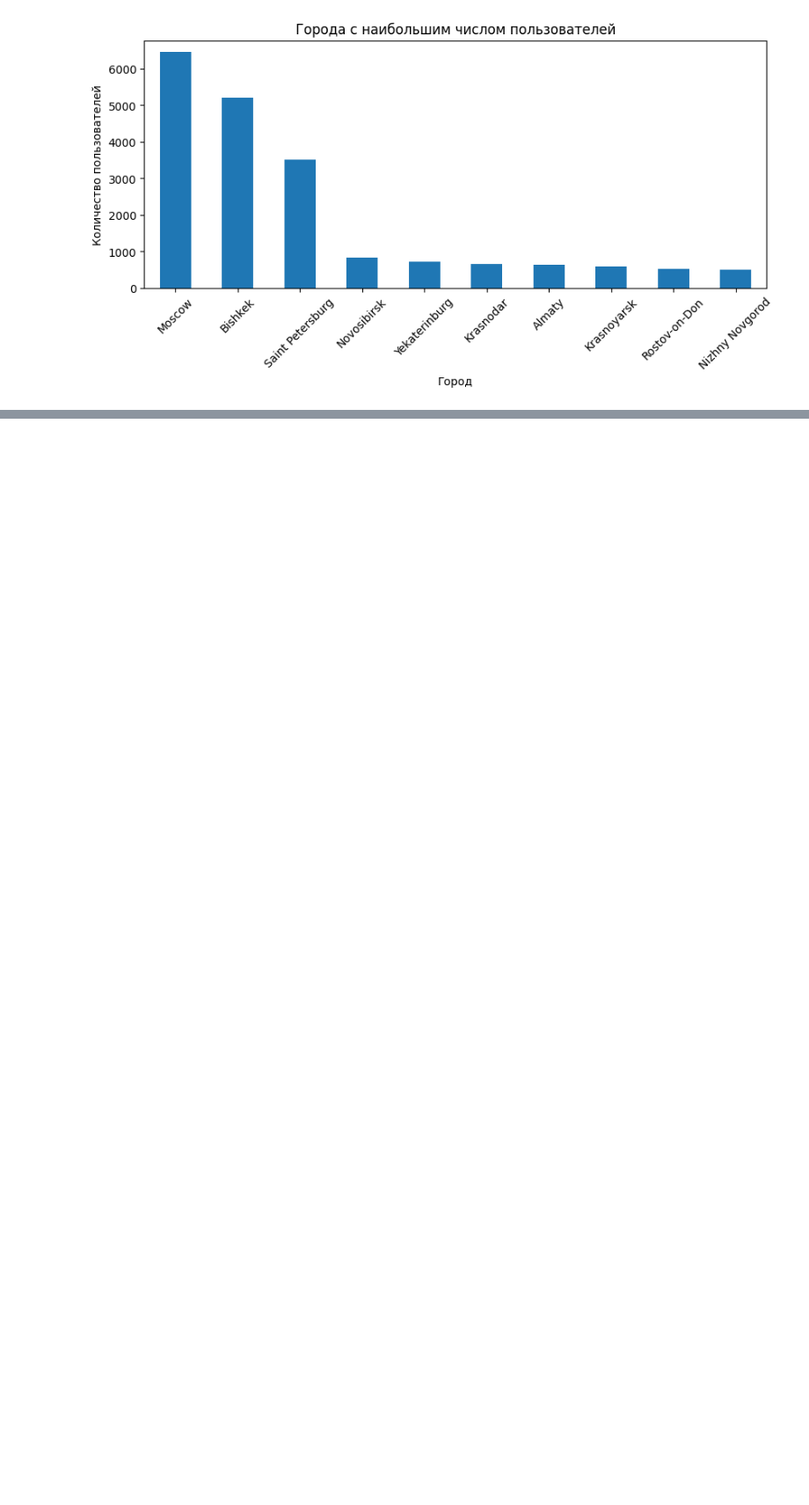
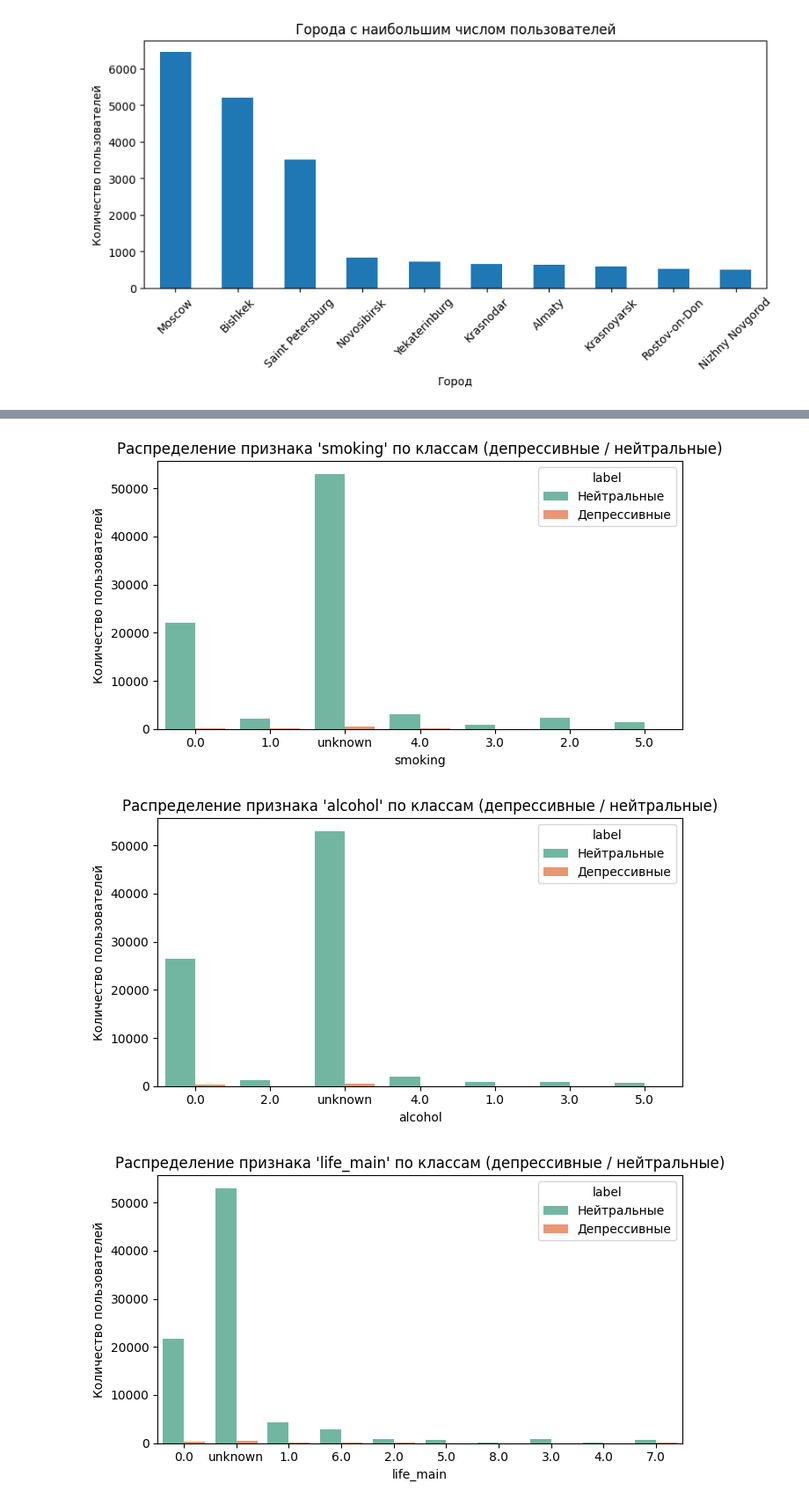
Before and after one commit to johnneon/crawler_of_depressive_context, a Jupyter notebook: data_analyze.ipynb, the cells around one changed output, grey strips where cells are left out. Shown at 88% size. Cells and saved outputs as stored; diff of their text form; code cells hidden in the pictures; blank space fills up the shorter version.

```diff
--- a/data_analyze.ipynb
+++ b/data_analyze.ipynb
@@ -129,0 +126,21 @@ plt.show()
+# %%
+cat_features = ["smoking", "alcohol", "life_main", "people_main"]
+
+df_vis = df_users.copy()
+for col in cat_features:
+    df_vis[col] = df_vis[col].fillna("unknown")
+
+for col in cat_features:
+    if df_vis[col].nunique() > 1:
+        plt.figure(figsize=(7, 4))
+        sns.countplot(data=df_vis, x=col, hue="label", palette="Set2")
+        plt.title(f"Распределение признака '{col}' по классам (депрессивные / нейтральные)")
+        plt.xlabel(col)
+        plt.ylabel("Количество пользователей")
+        plt.legend(title="label", labels=["Нейтральные", "Депрессивные"])
+        plt.tight_layout()
+        plt.show()
+# %% [output]
+[figure, added]
+[figure, added]
+[figure, added]
```
Also changed, not shown: parts of 33 cells of this notebook.
